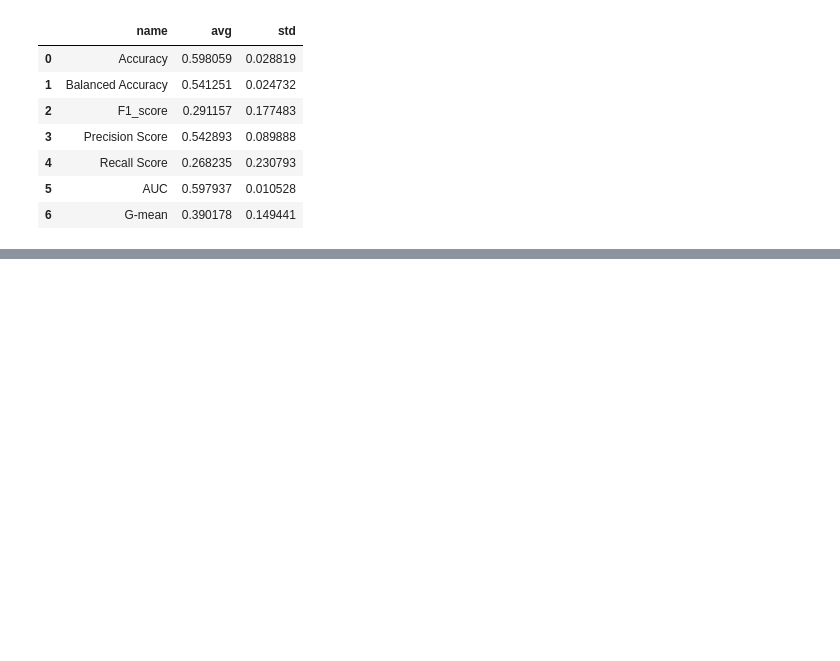
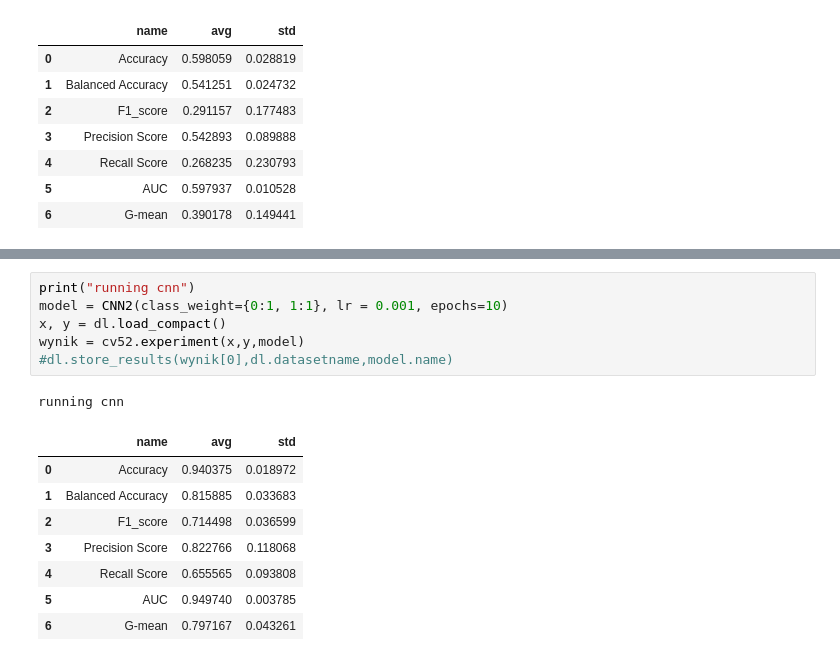
Before and after one commit to DrPenknife/swarog_exp, a Jupyter notebook: swarog-6-data.ipynb, the cells around one changed output, grey strips where cells are left out. Cells and saved outputs as stored; diff of their text form; blank space fills up the shorter version.

```diff
--- a/swarog-6-data.ipynb
+++ b/swarog-6-data.ipynb
@@ -1767,0 +1810,16 @@ weighted avg       0.59      0.61      0.56      1288
+# %%
+print("running cnn")
+model = CNN2(class_weight={0:1, 1:1}, lr = 0.001, epochs=10)
+x, y = dl.load_compact()
+wynik = cv52.experiment(x,y,model)
+#dl.store_results(wynik[0],dl.datasetname,model.name)
+# %% [output]
+running cnn
+|  | name | avg | std |
+| 0 | Accuracy | 0.940375 | 0.018972 |
+| 1 | Balanced Accuracy | 0.815885 | 0.033683 |
+| 2 | F1_score | 0.714498 | 0.036599 |
+| 3 | Precision Score | 0.822766 | 0.118068 |
+| 4 | Recall Score | 0.655565 | 0.093808 |
+| 5 | AUC | 0.949740 | 0.003785 |
+| 6 | G-mean | 0.797167 | 0.043261 |
```
Also changed, not shown: parts of 7 cells of this notebook.
